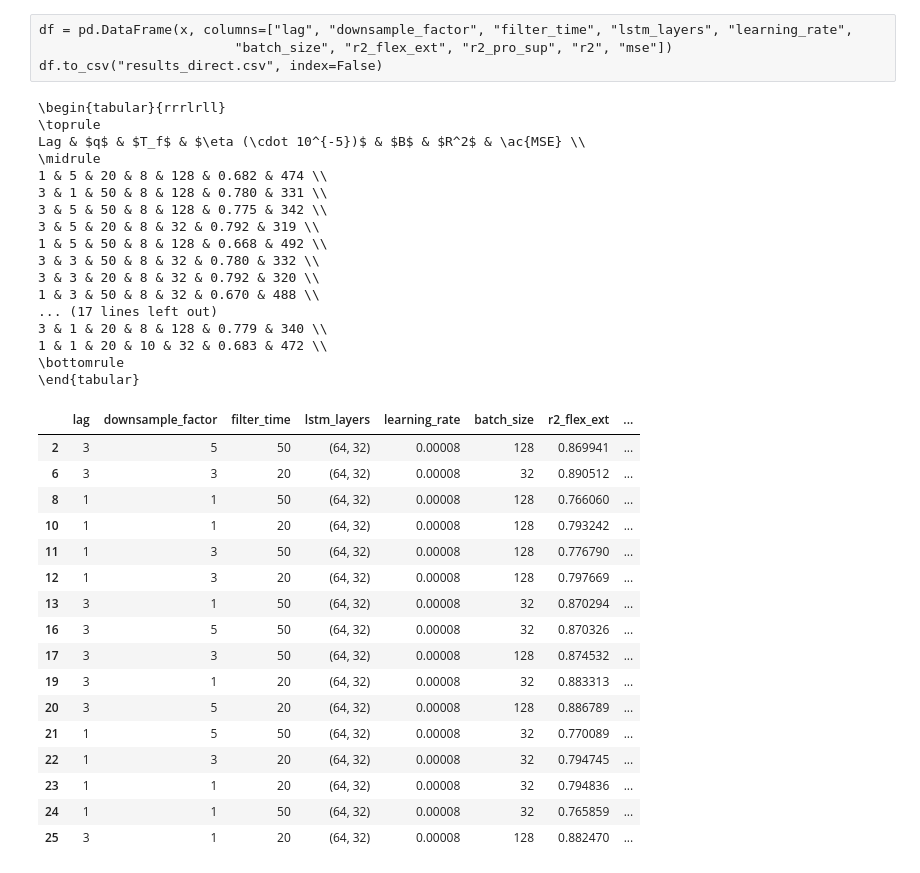
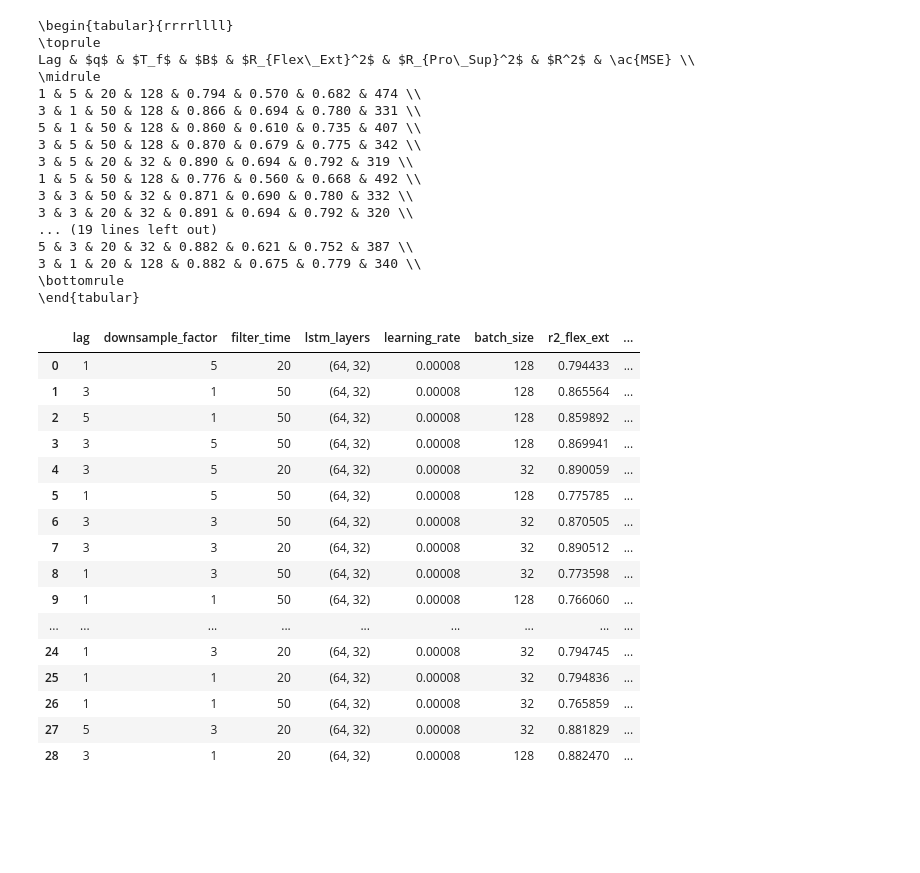
Before and after one commit to gjmm07/Masterthesis, a Jupyter notebook: results/Untitled.ipynb, the cells around one changed output. Cells and saved outputs as stored; diff of their text form; code cells hidden in the pictures; blank space fills up the shorter version.

Commit message:
result plot

```diff
--- a/results/Untitled.ipynb
+++ b/results/Untitled.ipynb
@@ -4,6 +5,2 @@ import numpy as np
-# %% [raw]
-df = pd.DataFrame(x, columns=["lag", "downsample_factor", "filter_time", "lstm_layers", "learning_rate",
-                         "batch_size", "r2_flex_ext", "r2_pro_sup", "r2", "mse"])
-df.to_csv("results_direct.csv", index=False)
 # %%
 direct_results = pd.read_csv("results_direct.csv")
@@ -18,21 +29,21 @@ def print_latex(df: pd.DataFrame):
     print(df.to_latex(index=False))
 # %%
-print_latex(direct_results)
+print_latex(direct_results[["lag", "downsample_factor", "filter_time", "batch_size", "r2_flex_ext", "r2_pro_sup", "r2", "mse"]].copy())
 # %% [output]
-\begin{tabular}{rrrlrll}
+\begin{tabular}{rrrrllll}
 \toprule
-Lag & $q$ & $T_f$ & $\eta (\cdot 10^{-5})$ & $B$ & $R^2$ & \ac{MSE} \\
+Lag & $q$ & $T_f$ & $B$ & $R_{Flex\_Ext}^2$ & $R_{Pro\_Sup}^2$ & $R^2$ & \ac{MSE} \\
 \midrule
-1 & 5 & 20 & 8 & 128 & 0.682 & 474 \\
-3 & 1 & 50 & 8 & 128 & 0.780 & 331 \\
-3 & 5 & 50 & 8 & 128 & 0.775 & 342 \\
-3 & 5 & 20 & 8 & 32 & 0.792 & 319 \\
-1 & 5 & 50 & 8 & 128 & 0.668 & 492 \\
-3 & 3 & 50 & 8 & 32 & 0.780 & 332 \\
-3 & 3 & 20 & 8 & 32 & 0.792 & 320 \\
-1 & 3 & 50 & 8 & 32 & 0.670 & 488 \\
-... (17 lines left out)
-3 & 1 & 20 & 8 & 128 & 0.779 & 340 \\
-1 & 1 & 20 & 10 & 32 & 0.683 & 472 \\
+1 & 5 & 20 & 128 & 0.794 & 0.570 & 0.682 & 474 \\
+3 & 1 & 50 & 128 & 0.866 & 0.694 & 0.780 & 331 \\
+5 & 1 & 50 & 128 & 0.860 & 0.610 & 0.735 & 407 \\
+3 & 5 & 50 & 128 & 0.870 & 0.679 & 0.775 & 342 \\
+3 & 5 & 20 & 32 & 0.890 & 0.694 & 0.792 & 319 \\
+1 & 5 & 50 & 128 & 0.776 & 0.560 & 0.668 & 492 \\
+3 & 3 & 50 & 32 & 0.871 & 0.690 & 0.780 & 332 \\
+3 & 3 & 20 & 32 & 0.891 & 0.694 & 0.792 & 320 \\
+... (19 lines left out)
+5 & 3 & 20 & 32 & 0.882 & 0.621 & 0.752 & 387 \\
+3 & 1 & 20 & 128 & 0.882 & 0.675 & 0.779 & 340 \\
 \bottomrule
 \end{tabular}
@@ -41,21 +50,21 @@ direct_results = direct_results[direct_results["learning_rate"] == 8e-5]
 # %%
-direct_results[direct_results.duplicated(["lag", "filter_time", "learning_rate", "batch_size"])]
+direct_results
 # %% [output]
 |  | lag | downsample_factor | filter_time | lstm_layers | learning_rate | batch_size | r2_flex_ext | ... |
-| 2 | 3 | 5 | 50 | (64, 32) | 0.00008 | 128 | 0.869941 | ... |
-| 6 | 3 | 3 | 20 | (64, 32) | 0.00008 | 32 | 0.890512 | ... |
-| 8 | 1 | 1 | 50 | (64, 32) | 0.00008 | 128 | 0.766060 | ... |
-| 10 | 1 | 1 | 20 | (64, 32) | 0.00008 | 128 | 0.793242 | ... |
-| 11 | 1 | 3 | 50 | (64, 32) | 0.00008 | 128 | 0.776790 | ... |
-| 12 | 1 | 3 | 20 | (64, 32) | 0.00008 | 128 | 0.797669 | ... |
-| 13 | 3 | 1 | 50 | (64, 32) | 0.00008 | 32 | 0.870294 | ... |
-| 16 | 3 | 5 | 50 | (64, 32) | 0.00008 | 32 | 0.870326 | ... |
-| 17 | 3 | 3 | 50 | (64, 32) | 0.00008 | 128 | 0.874532 | ... |
-| 19 | 3 | 1 | 20 | (64, 32) | 0.00008 | 32 | 0.883313 | ... |
-| 20 | 3 | 5 | 20 | (64, 32) | 0.00008 | 128 | 0.886789 | ... |
-| 21 | 1 | 5 | 50 | (64, 32) | 0.00008 | 32 | 0.770089 | ... |
-| 22 | 1 | 3 | 20 | (64, 32) | 0.00008 | 32 | 0.794745 | ... |
-| 23 | 1 | 1 | 20 | (64, 32) | 0.00008 | 32 | 0.794836 | ... |
-| 24 | 1 | 1 | 50 | (64, 32) | 0.00008 | 32 | 0.765859 | ... |
-| 25 | 3 | 1 | 20 | (64, 32) | 0.00008 | 128 | 0.882470 | ... |
+| 0 | 1 | 5 | 20 | (64, 32) | 0.00008 | 128 | 0.794433 | ... |
+| 1 | 3 | 1 | 50 | (64, 32) | 0.00008 | 128 | 0.865564 | ... |
+| 2 | 5 | 1 | 50 | (64, 32) | 0.00008 | 128 | 0.859892 | ... |
+| 3 | 3 | 5 | 50 | (64, 32) | 0.00008 | 128 | 0.869941 | ... |
+| 4 | 3 | 5 | 20 | (64, 32) | 0.00008 | 32 | 0.890059 | ... |
+| 5 | 1 | 5 | 50 | (64, 32) | 0.00008 | 128 | 0.775785 | ... |
+| 6 | 3 | 3 | 50 | (64, 32) | 0.00008 | 32 | 0.870505 | ... |
+| 7 | 3 | 3 | 20 | (64, 32) | 0.00008 | 32 | 0.890512 | ... |
+| 8 | 1 | 3 | 50 | (64, 32) | 0.00008 | 32 | 0.773598 | ... |
+| 9 | 1 | 1 | 50 | (64, 32) | 0.00008 | 128 | 0.766060 | ... |
+| ... | ... | ... | ... | ... | ... | ... | ... | ... |
+| 24 | 1 | 3 | 20 | (64, 32) | 0.00008 | 32 | 0.794745 | ... |
+| 25 | 1 | 1 | 20 | (64, 32) | 0.00008 | 32 | 0.794836 | ... |
+| 26 | 1 | 1 | 50 | (64, 32) | 0.00008 | 32 | 0.765859 | ... |
+| 27 | 5 | 3 | 20 | (64, 32) | 0.00008 | 32 | 0.881829 | ... |
+| 28 | 3 | 1 | 20 | (64, 32) | 0.00008 | 128 | 0.882470 | ... |
 # %%
```
Also changed, not shown: parts of 14 cells of this notebook.
